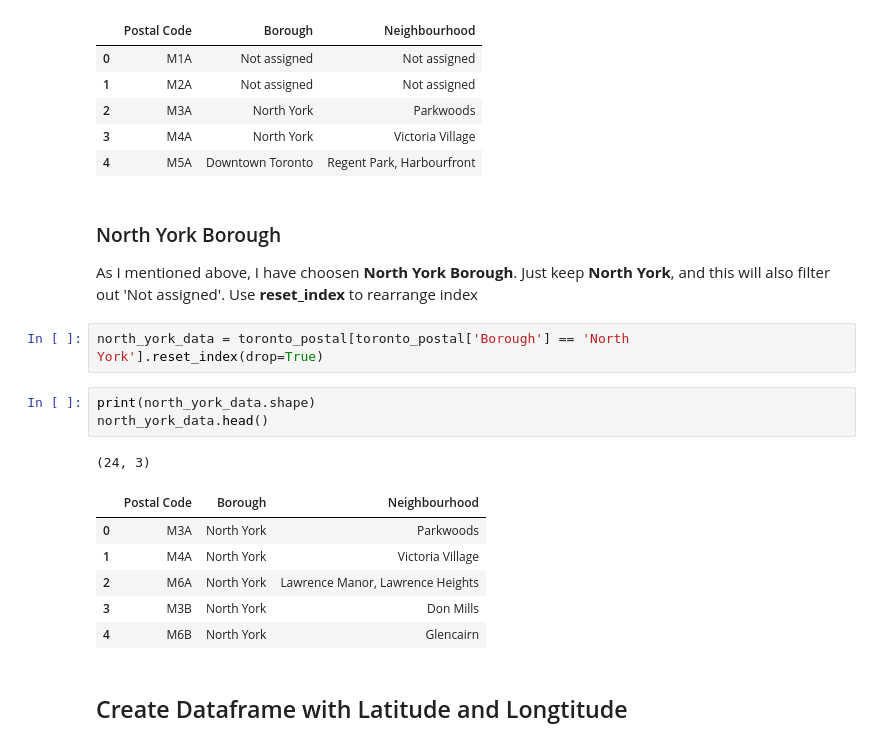
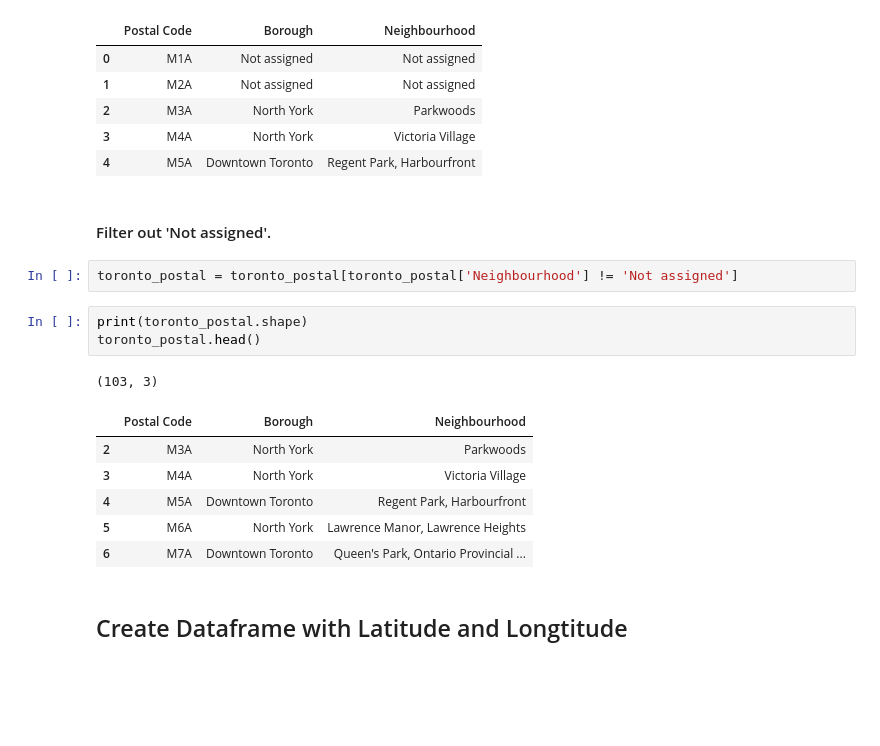
Before and after one commit to kimhormong/Coursera_Capstone, a Jupyter notebook: The Battle of Neighborhoods/Week 3 - Segmenting and Clustering Neighborhoods in Toronto.ipynb, the cells around one changed output. Drawn from its saved outputs; the diff is of its cells as text; blank space fills up the shorter version.

Commit message:
change - add latlong before filter

```diff
--- a/The Battle of Neighborhoods/Week 3 - Segmenting and Clustering Neighborhoods in Toronto.ipynb
+++ b/The Battle of Neighborhoods/Week 3 - Segmenting and Clustering Neighborhoods in Toronto.ipynb
@@ -39,23 +39,21 @@ toronto_postal.head(5)
 | 2 | M3A | North York | Parkwoods |
 | 3 | M4A | North York | Victoria Village |
 | 4 | M5A | Downtown Toronto | Regent Park, Harbourfront |
-# %% [markdown]
-### North York Borough
-As I mentioned above, I have choosen <b> North York Borough</b>.
-Just keep <b>North York</b>, and this will also filter out 'Not assigned'. Use <b> reset_index </b> to rearrange index
-# %%
-north_york_data = toronto_postal[toronto_postal['Borough'] == 'North York'].reset_index(drop=True)
+# %% [markdown]
+#### Filter out 'Not assigned'.
+# %%
+toronto_postal = toronto_postal[toronto_postal['Neighbourhood'] != 'Not assigned']
 # %%
-print(north_york_data.shape)
-north_york_data.head()
+print(toronto_postal.shape)
+toronto_postal.head()
 # %% [output]
-(24, 3)
+(103, 3)
 |  | Postal Code | Borough | Neighbourhood |
-| 0 | M3A | North York | Parkwoods |
-| 1 | M4A | North York | Victoria Village |
-| 2 | M6A | North York | Lawrence Manor, Lawrence Heights |
-| 3 | M3B | North York | Don Mills |
-| 4 | M6B | North York | Glencairn |
+| 2 | M3A | North York | Parkwoods |
+| 3 | M4A | North York | Victoria Village |
+| 4 | M5A | Downtown Toronto | Regent Park, Harbourfront |
+| 5 | M6A | North York | Lawrence Manor, Lawrence Heights |
+| 6 | M7A | Downtown Toronto | Queen's Park, Ontario Provincial ... |
 # %% [markdown]
 ## Create Dataframe with Latitude and Longtitude
 # %% [markdown]
```
Also changed, not shown: parts of 7 cells of this notebook.
